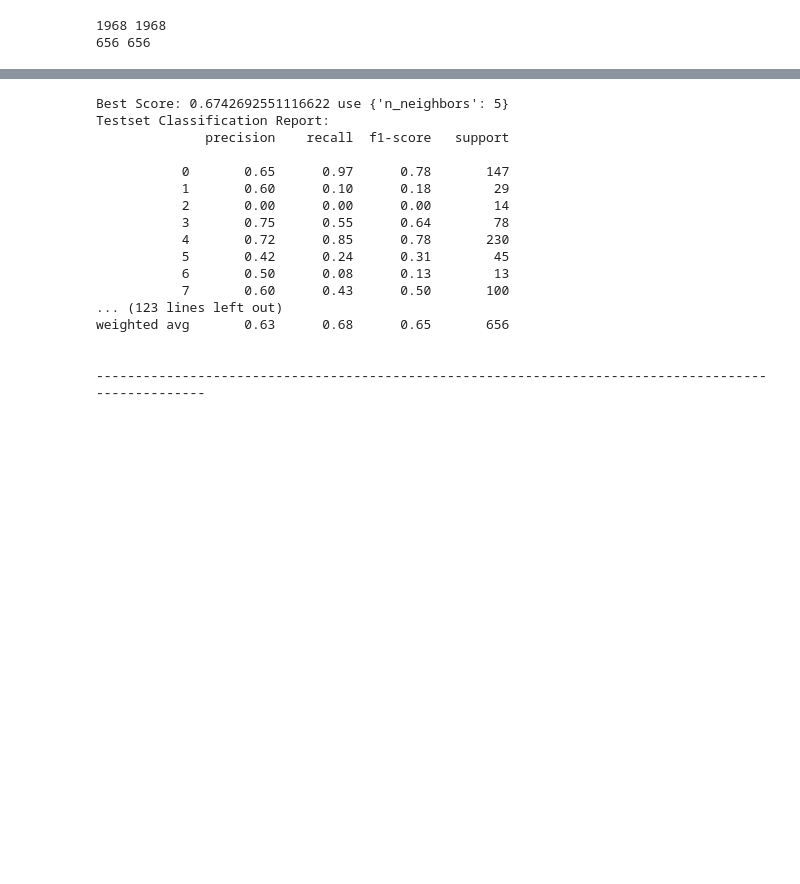
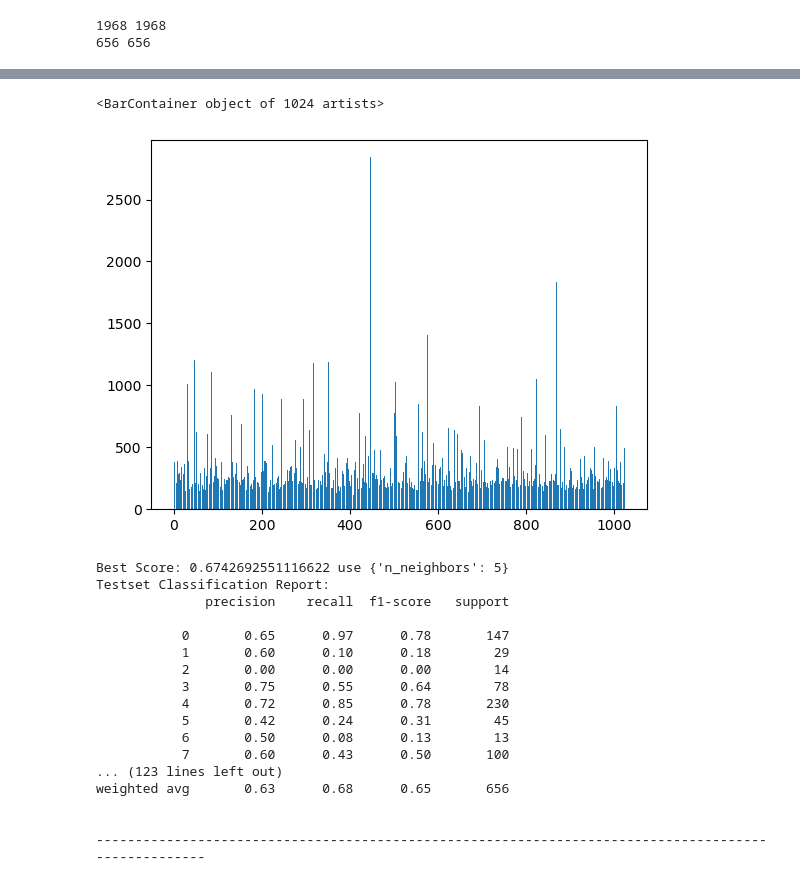
Before and after one commit to moooooo16/ELPV_Classification, a Jupyter notebook: elpv/src/classifier.ipynb, the cells around one changed output, grey strips where cells are left out. Cells and saved outputs as stored; diff of their text form; code cells hidden in the pictures; blank space fills up the shorter version.

```diff
--- a/elpv/src/classifier.ipynb
+++ b/elpv/src/classifier.ipynb
@@ -118,3 +135,9 @@ print(len(X_test), len(y_test))
+# %%
+inv = np.sum(hist_train, axis=0)
+plt.bar(range(1024), inv)
+# %% [output]
+<BarContainer object of 1024 artists>
+[figure, added]
 # %%
 # 对于不同的K， 每个clf 都会进行 grid search
 # 单词GridSearch会CV5次，测试N个不同的参数
```
Also changed, not shown: parts of 7 cells of this notebook, 9 other files.
